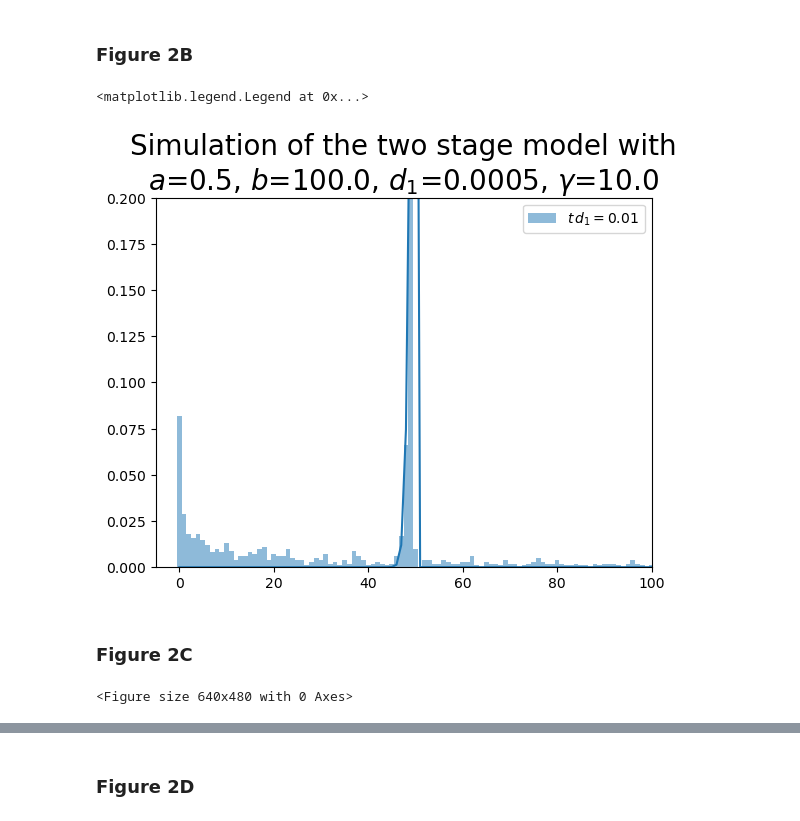
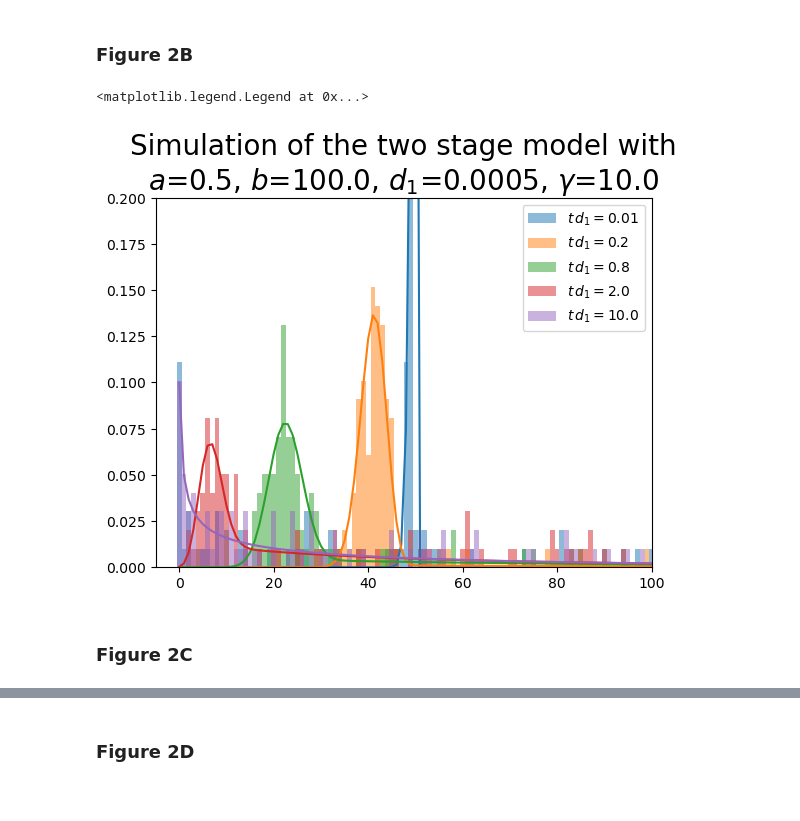
Before and after one commit to PaoloZinesi/PhysModelsLivingSystems, a Jupyter notebook: Project/project.ipynb, the cells around one changed output, grey strips where cells are left out. Drawn from its saved outputs; the diff is of its cells as text; code cells hidden in the pictures.

```diff
--- a/Project/project.ipynb
+++ b/Project/project.ipynb
@@ -48,7 +49,7 @@ args = [nu0, d0, nu1, d1]
 
 # Gillespie iterations
 tstat=2.0e3
-(m_t, n_t), t_t = twostage.Gillespie_simulation(x, t, tstat, 100, args, keep_transient=True)
+(m_t, n_t), t_t = twostage.Gillespie_simulation(x, t, tstat, 10000, args, keep_transient=True)
 
 
 # Mean field solution
@@ -175,7 +163,7 @@ for t_, n_t in enumerate(n_hist):
     plt.hist(n_t, bins=np.arange(start=-0.5, stop=max(n_t)+0.5, step=1), density=True, alpha=0.5, label=f"$t\, d_1 = ${np.round(tslice[t_]*d1, 2)}")
 
     n0 = np.arange(max(n_t))
-    plt.plot(n0, twostage.analytical_transient(n0, tslice[t_], 0, args=args, normalize=True), ls="-", c="C"+str(t_))
+    plt.plot(n0, twostage.analytical_transient(n0, tslice[t_], np.identity(1)[0,:], args=args, normalize=True), ls="-", c="C"+str(t_))
 
 plt.title("Simulation of the two stage model with\n" + fr"$a$={a}, $b$={b}, $d_1$={d1}, $\gamma$={gamma}", fontsize=20)
 plt.ylim(0,0.2)
@@ -190,21 +175,21 @@ gamma, a, b, d1 = 10.0, 0.5, 100.0, 5e-4
 args = (a*d1, gamma*d1, b*gamma*d1, d1)
 tslice = np.array([0.01, 0.2, 0.8, 2, 10]) / d1
 
-(_, n_hist) = twostage.Gillespie_simulation_transient(np.array([0,50]), 0, tslice, Nsim=1000, args=args)
+(_, n_hist) = twostage.Gillespie_simulation_transient(np.array([0,50]), 0, tslice, Nsim=100, args=args)
 # %%
 for t_, n_t in enumerate(n_hist):
     plt.hist(n_t, bins=np.arange(start=-0.5, stop=max(n_t)+0.5, step=1), density=True, alpha=0.5, label=f"$t\, d_1 = ${np.round(tslice[t_]*d1, 2)}")
 
     n0 = np.arange(max(n_t))
-    plt.plot(n0, twostage.analytical_transient(n0, tslice[t_], 50, args=args, normalize=True), c="C"+str(t_), ls="-")
+    plt.plot(n0, twostage.analytical_transient(n0, tslice[t_], np.identity(51)[50,:], args=args, normalize=True), c="C"+str(t_), ls="-")
 
 plt.title("Simulation of the two stage model with\n" + fr"$a$={a}, $b$={b}, $d_1$={d1}, $\gamma$={gamma}", fontsize=20)
 plt.xlim(-5, 100)
 plt.ylim(0, 0.2)
 plt.legend()
 # %% [output]
 <matplotlib.legend.Legend at 0x...>
-[figure, old version]
+[figure, new version]
 # %% [markdown]
 ### Figure 2C
 # %%
@@ -223,13 +208,11 @@ for x0_, arg_ in zip(x0s, args_):
         n_hist = twostage.Gillespie_simulation_transient(x0_, 0, np.array([tau_/d1_]), Nsim=1000, args=args)[1,0,:]
         h_, n_, _ = plt.hist(n_hist, bins=np.arange(start=-0.5, stop=max(n_hist)+0.5, step=1), density=True)
         n0 = np.arange(len(h_)+30)
-        fn_analytical = twostage.analytical_transient(n0, tau_/d1_, int(x0_[1]), args, normalize=True)
+        fn_analytical = twostage.analytical_transient(n0, tau_/d1_, np.identity(int(x0_[1])+1)[int(x0_[1]),:], args, normalize=True)
         plt.clf()
 
         res[f"{arg_[1]}_{arg_[2]}"]["D_KL"].append(KL_div(h_, fn_analytical[:len(h_)]))
         res[f"{arg_[1]}_{arg_[2]}"]["tau"].append(tau_)
-# %% [output]
-<Figure size 640x480 with 0 Axes>
 # %%
 for (_,a_,b_,_) in args_:
     data = res[f"{a_}_{b_}"]
```
Also changed, not shown: parts of 22 cells of this notebook, 2 other files.
